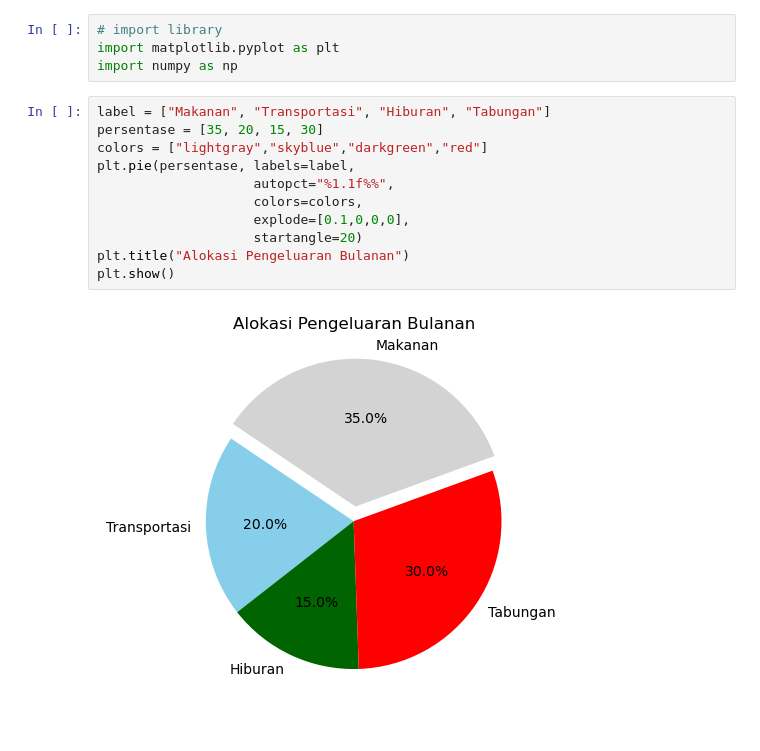
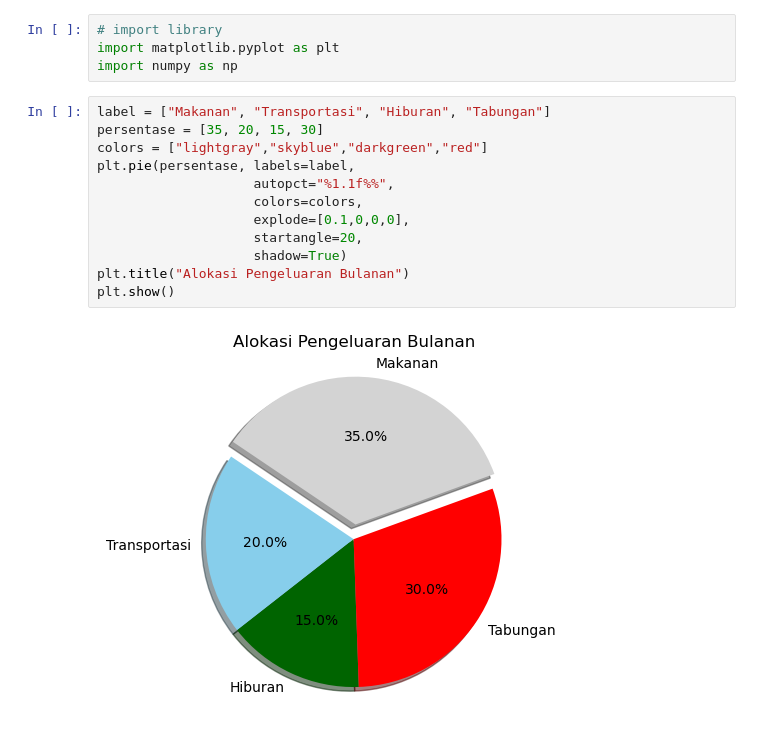
Before and after one commit to Haerulanwar05/Zero-To-ML-Engineer, a Jupyter notebook: Matplotlib/piechart.ipynb, the cells around one changed output. Saved outputs shown, nothing was run; the diff lists cells and outputs as text.

```diff
--- a/Matplotlib/piechart.ipynb
+++ b/Matplotlib/piechart.ipynb
@@ -5,13 +5,14 @@ import numpy as np
 # %%
 label = ["Makanan", "Transportasi", "Hiburan", "Tabungan"]
 persentase = [35, 20, 15, 30]
 colors = ["lightgray","skyblue","darkgreen","red"]
 plt.pie(persentase, labels=label,
                     autopct="%1.1f%%",
                     colors=colors,
                     explode=[0.1,0,0,0],
-                    startangle=20)
+                    startangle=20,
+                    shadow=True)
 plt.title("Alokasi Pengeluaran Bulanan")
 plt.show()
 # %% [output]
-[figure, old version]
+[figure, new version]
```
Also changed, not shown: 4 other files.
